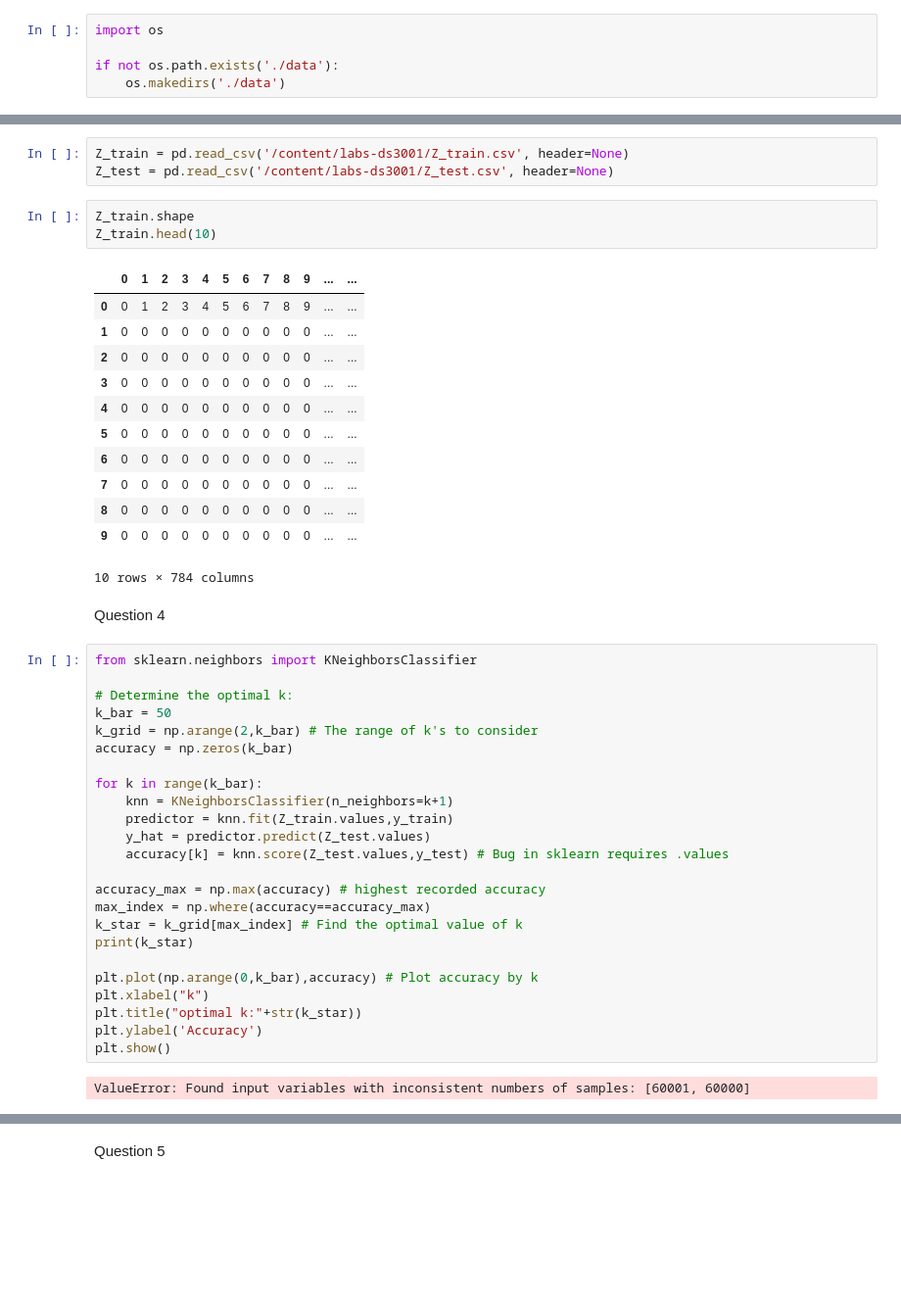
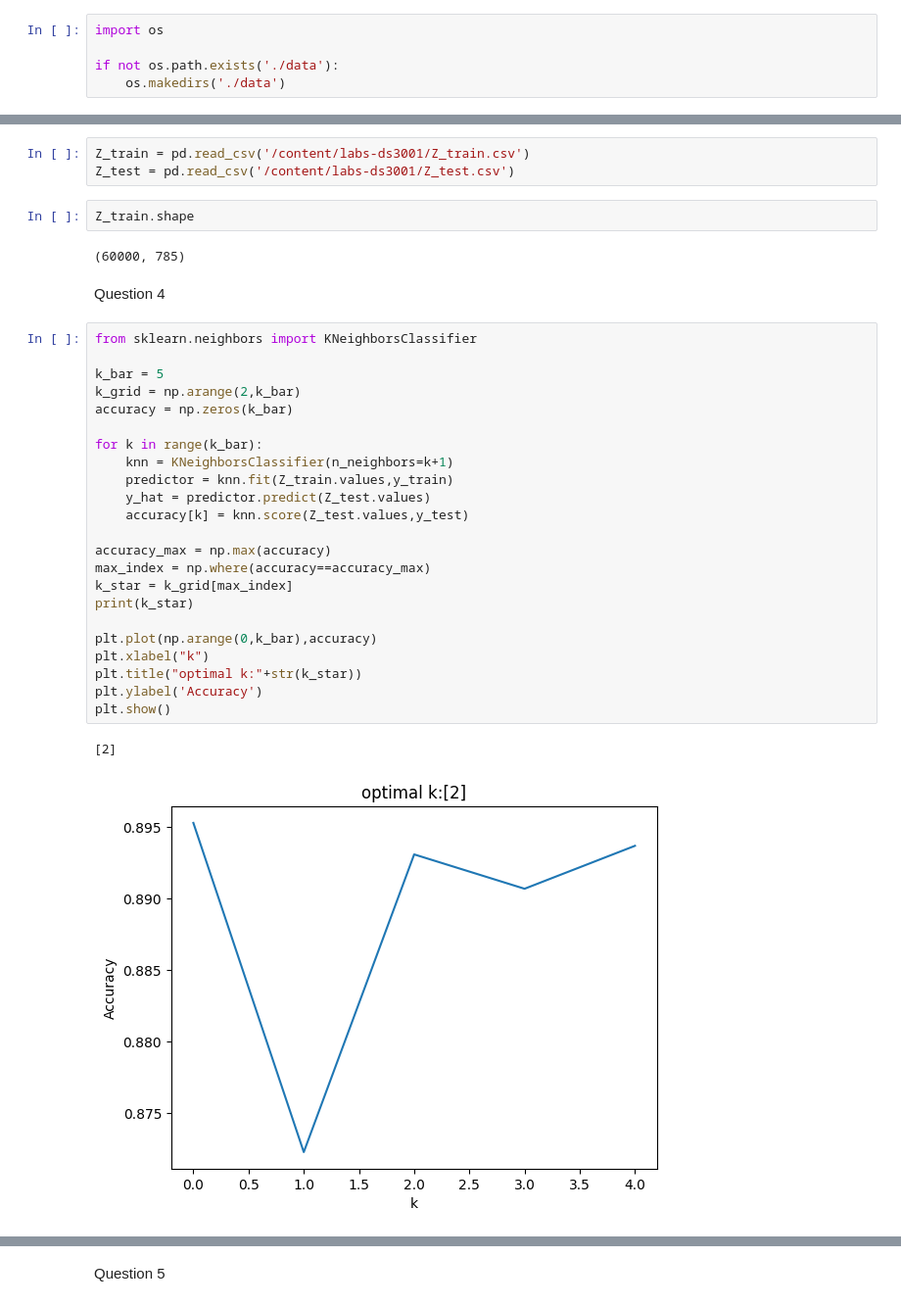
Before and after one commit to EllaThomasson/labs-ds3001, a Jupyter notebook: COMPVISIONLab_EllaThomasson.ipynb, the cells around one changed output, grey strips where cells are left out. Shown: that part at 98% size. Saved outputs shown, nothing was run; the diff lists cells and outputs as text; blank space fills up the shorter version.

```diff
--- a/COMPVISIONLab_EllaThomasson.ipynb
+++ b/COMPVISIONLab_EllaThomasson.ipynb
@@ -163,47 +169,35 @@ Z_test.to_csv('./labs-ds3001/Z_test.csv', index=False)
 # %%
-Z_train = pd.read_csv('/content/labs-ds3001/Z_train.csv', header=None)
-Z_test = pd.read_csv('/content/labs-ds3001/Z_test.csv', header=None)
+Z_train = pd.read_csv('/content/labs-ds3001/Z_train.csv')
+Z_test = pd.read_csv('/content/labs-ds3001/Z_test.csv')
 # %%
 Z_train.shape
-Z_train.head(10)
 # %% [output]
-|  | 0 | 1 | 2 | 3 | 4 | 5 | 6 | 7 | 8 | 9 | ... | ... |
-| 0 | 0 | 1 | 2 | 3 | 4 | 5 | 6 | 7 | 8 | 9 | ... | ... |
-| 1 | 0 | 0 | 0 | 0 | 0 | 0 | 0 | 0 | 0 | 0 | ... | ... |
-| 2 | 0 | 0 | 0 | 0 | 0 | 0 | 0 | 0 | 0 | 0 | ... | ... |
-| 3 | 0 | 0 | 0 | 0 | 0 | 0 | 0 | 0 | 0 | 0 | ... | ... |
-| 4 | 0 | 0 | 0 | 0 | 0 | 0 | 0 | 0 | 0 | 0 | ... | ... |
-| 5 | 0 | 0 | 0 | 0 | 0 | 0 | 0 | 0 | 0 | 0 | ... | ... |
-| 6 | 0 | 0 | 0 | 0 | 0 | 0 | 0 | 0 | 0 | 0 | ... | ... |
-| 7 | 0 | 0 | 0 | 0 | 0 | 0 | 0 | 0 | 0 | 0 | ... | ... |
-| 8 | 0 | 0 | 0 | 0 | 0 | 0 | 0 | 0 | 0 | 0 | ... | ... |
-| 9 | 0 | 0 | 0 | 0 | 0 | 0 | 0 | 0 | 0 | 0 | ... | ... |
-10 rows × 784 columns
+(60000, 785)
 # %% [markdown]
 Question 4
 # %%
 from sklearn.neighbors import KNeighborsClassifier
 
-# Determine the optimal k:
-k_bar = 50
-k_grid = np.arange(2,k_bar) # The range of k's to consider
+k_bar = 5
+k_grid = np.arange(2,k_bar)
 accuracy = np.zeros(k_bar)
 
 for k in range(k_bar):
     knn = KNeighborsClassifier(n_neighbors=k+1)
     predictor = knn.fit(Z_train.values,y_train)
     y_hat = predictor.predict(Z_test.values)
-    accuracy[k] = knn.score(Z_test.values,y_test) # Bug in sklearn requires .values
+    accuracy[k] = knn.score(Z_test.values,y_test)
 
-accuracy_max = np.max(accuracy) # highest recorded accuracy
+accuracy_max = np.max(accuracy)
 max_index = np.where(accuracy==accuracy_max)
-k_star = k_grid[max_index] # Find the optimal value of k
+k_star = k_grid[max_index]
 print(k_star)
 
-plt.plot(np.arange(0,k_bar),accuracy) # Plot accuracy by k
+plt.plot(np.arange(0,k_bar),accuracy)
 plt.xlabel("k")
 plt.title("optimal k:"+str(k_star))
 plt.ylabel('Accuracy')
 plt.show()
 # %% [output]
-ValueError: Found input variables with inconsistent numbers of samples: [60001, 60000]
+[2]
+[figure, added]
```
Also changed, not shown: parts of 12 cells of this notebook.
